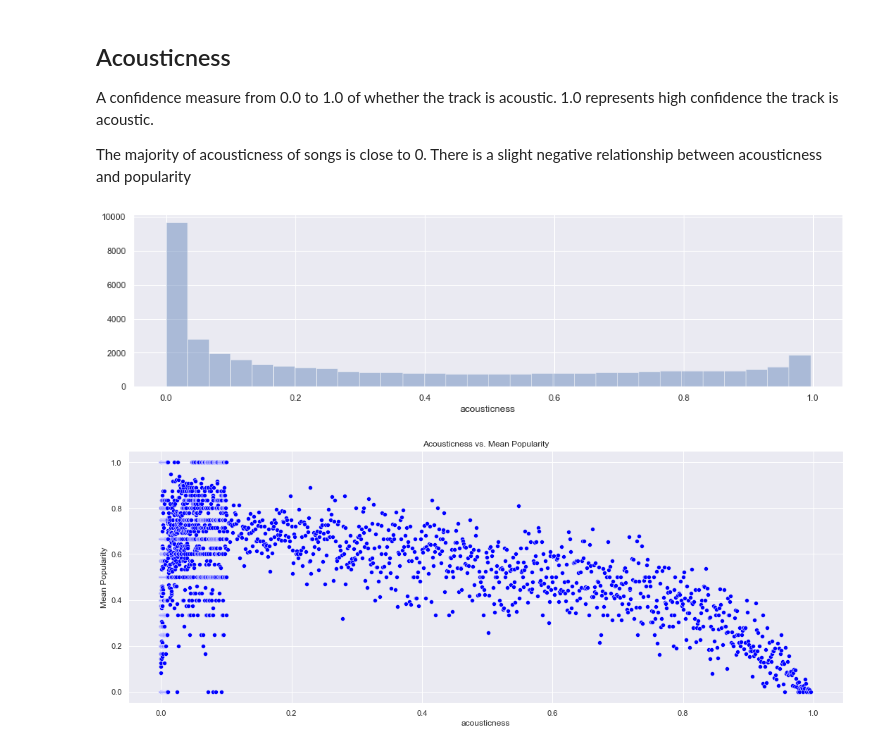
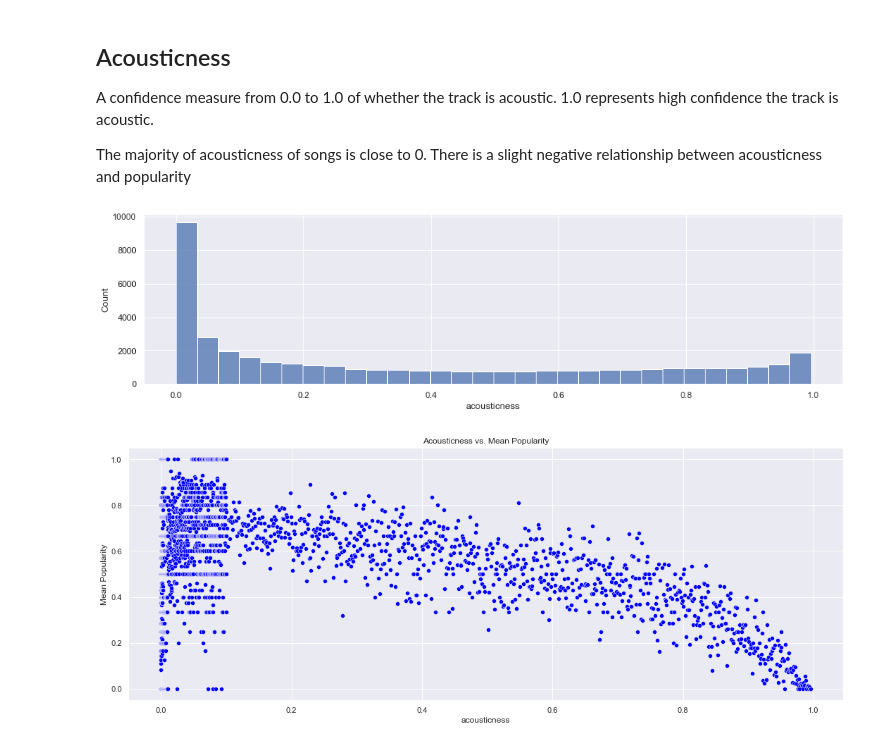
Before and after one commit to agentzhao/spotify-prediction, a Jupyter notebook: spotifypred.ipynb, the cells around one changed output. Saved outputs shown, nothing was run; the diff lists cells and outputs as text; code cells hidden in the pictures.

```diff
--- a/spotifypred.ipynb
+++ b/spotifypred.ipynb
@@ -268,10 +284,10 @@ A confidence measure from 0.0 to 1.0 of whether the track is acoustic. 1.0 repre
 The majority of acousticness of songs is close to 0. There is a slight negative relationship between acousticness and popularity
 # %%
 fig, ax = plt.subplots(figsize=(16, 4))
-sb.distplot(allsongs['acousticness'], kde=False, bins=30)
+sb.histplot(allsongs['acousticness'], kde=False, bins=30)
 plt.show()
 # %% [output]
-[figure, old version]
+[figure, new version]
 # %%
 fig, ax = plt.subplots(figsize=(15, 6))
 ax1_data =  allsongs.groupby('acousticness')['popularity'].mean().to_frame().reset_index()
```
Also changed, not shown: parts of 12 cells of this notebook.
